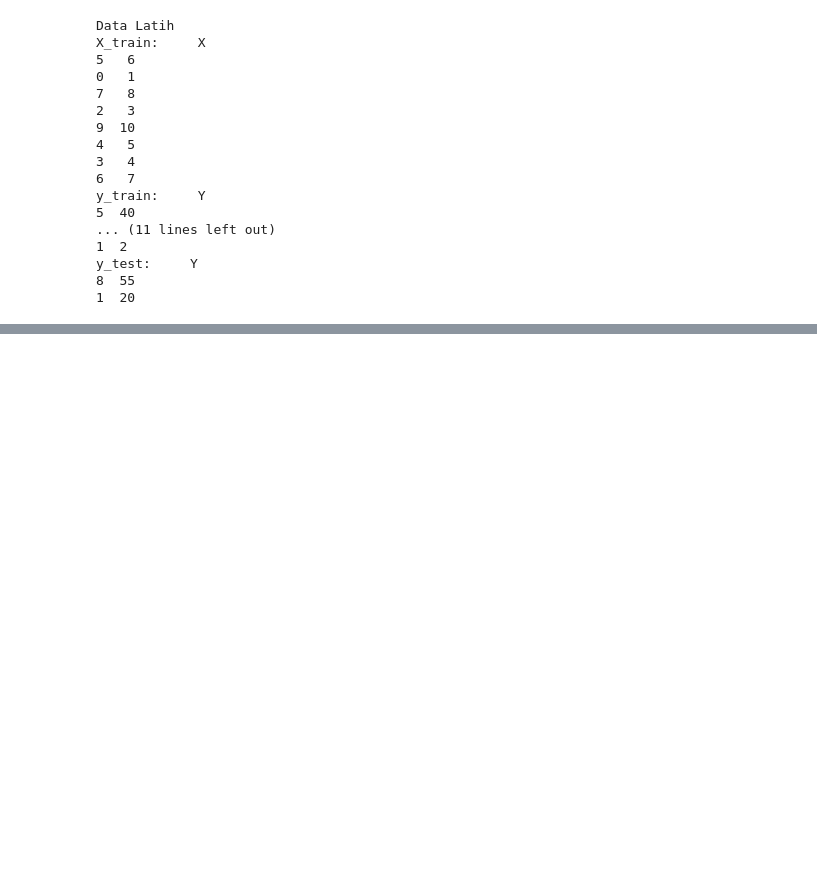
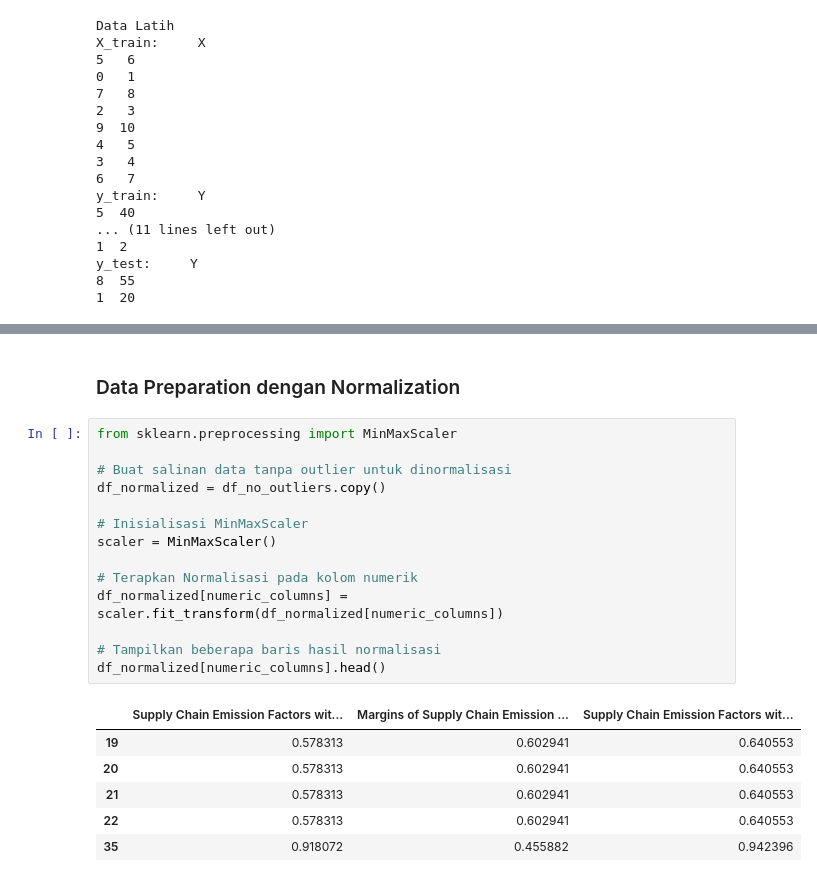
Before and after one commit to Radityaz/2025_AI_TI1B, a Jupyter notebook: RikoAdityaZaki_AI_07.ipynb, the cells around one changed output, grey strips where cells are left out. Saved outputs shown, nothing was run; the diff lists cells and outputs as text; blank space fills up the shorter version.

```diff
--- a/RikoAdityaZaki_AI_07.ipynb
+++ b/RikoAdityaZaki_AI_07.ipynb
@@ -150,0 +317,23 @@ y_test:     Y
+# %% [markdown]
+### Data Preparation dengan Normalization
+# %%
+from sklearn.preprocessing import MinMaxScaler
+
+# Buat salinan data tanpa outlier untuk dinormalisasi
+df_normalized = df_no_outliers.copy()
+
+# Inisialisasi MinMaxScaler
+scaler = MinMaxScaler()
+
+# Terapkan Normalisasi pada kolom numerik
+df_normalized[numeric_columns] = scaler.fit_transform(df_normalized[numeric_columns])
+
+# Tampilkan beberapa baris hasil normalisasi
+df_normalized[numeric_columns].head()
+# %% [output]
+|  | Supply Chain Emission Factors wit... | Margins of Supply Chain Emission ... | Supply Chain Emission Factors wit... |
+| 19 | 0.578313 | 0.602941 | 0.640553 |
+| 20 | 0.578313 | 0.602941 | 0.640553 |
+| 21 | 0.578313 | 0.602941 | 0.640553 |
+| 22 | 0.578313 | 0.602941 | 0.640553 |
+| 35 | 0.918072 | 0.455882 | 0.942396 |
```
Also changed, not shown: parts of 19 cells of this notebook.
